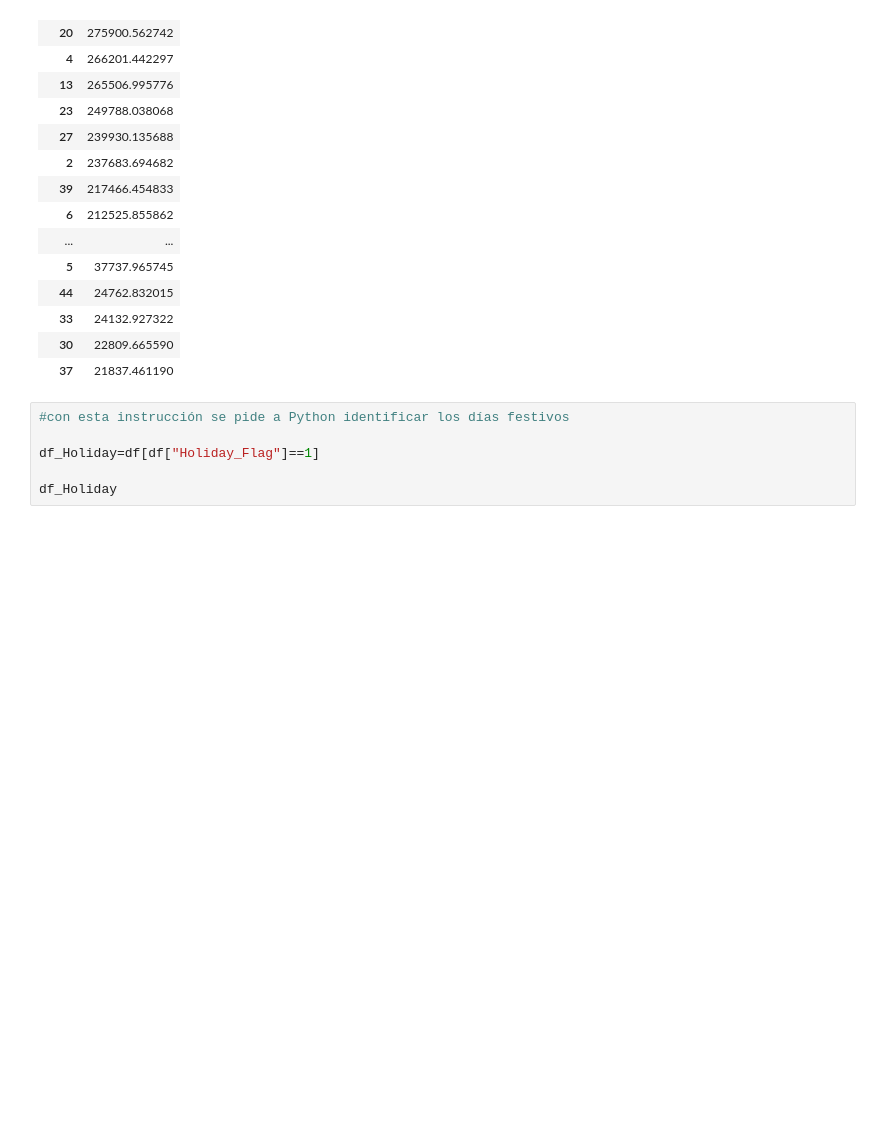
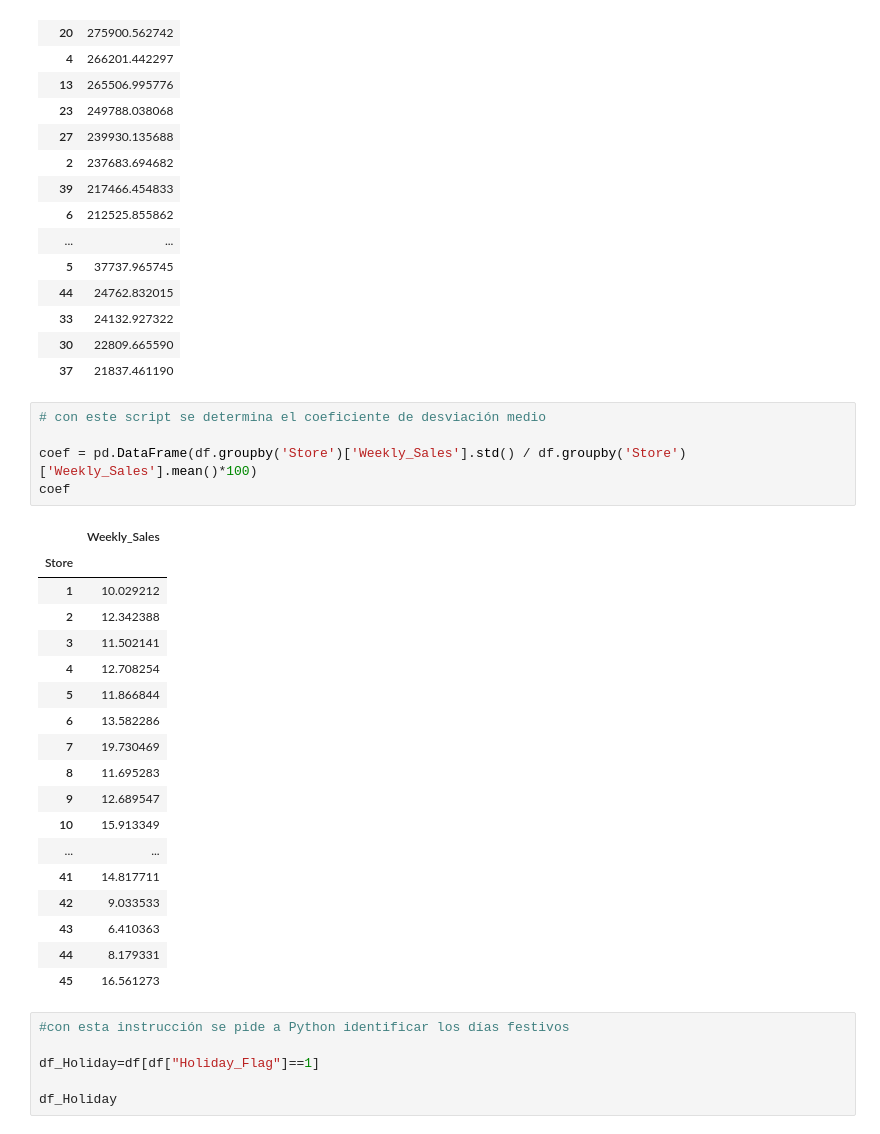
Before and after one commit to Psyclophe/Data-Scientist, a Jupyter notebook: Wal_mart_analysis_forecasting.ipynb, the cells around one changed output. Cells and saved outputs as stored; diff of their text form; blank space fills up the shorter version.

```diff
--- a/Wal_mart_analysis_forecasting.ipynb
+++ b/Wal_mart_analysis_forecasting.ipynb
@@ -235,6 +235,30 @@ Store_dstd
 | 33 | 24132.927322 |
 | 30 | 22809.665590 |
 | 37 | 21837.461190 |
+# %%
+# con este script se determina el coeficiente de desviación medio
+
+coef = pd.DataFrame(df.groupby('Store')['Weekly_Sales'].std() / df.groupby('Store')['Weekly_Sales'].mean()*100)
+coef
+# %% [output]
+|  | Weekly_Sales |
+| Store |  |
+| 1 | 10.029212 |
+| 2 | 12.342388 |
+| 3 | 11.502141 |
+| 4 | 12.708254 |
+| 5 | 11.866844 |
+| 6 | 13.582286 |
+| 7 | 19.730469 |
+| 8 | 11.695283 |
+| 9 | 12.689547 |
+| 10 | 15.913349 |
+| ... | ... |
+| 41 | 14.817711 |
+| 42 | 9.033533 |
+| 43 | 6.410363 |
+| 44 | 8.179331 |
+| 45 | 16.561273 |
 # %%
 #con esta instrucción se pide a Python identificar los días festivos
 
```
Also changed, not shown: parts of 1 cell of this notebook.
